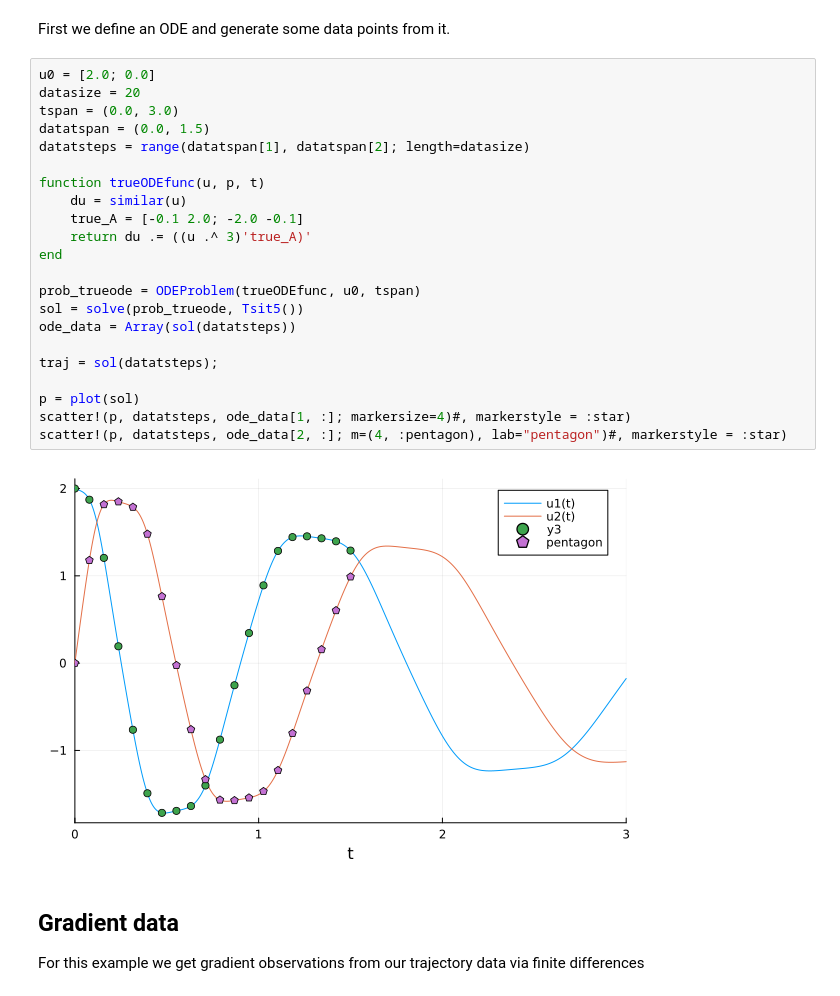
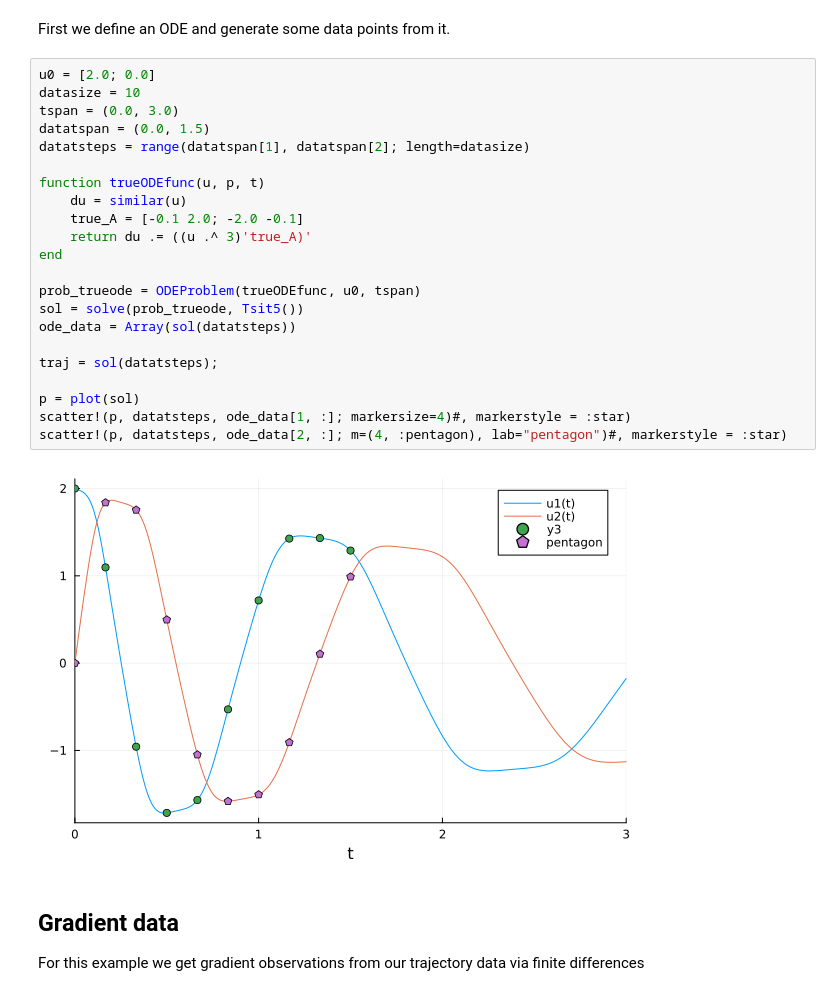
Before and after one commit to Crown421/GPDiffEq.jl, a Jupyter notebook: dev/examples/spiral.ipynb, the cells around one changed output. Drawn from its saved outputs; the diff is of its cells as text.

```diff
--- a/dev/examples/spiral.ipynb
+++ b/dev/examples/spiral.ipynb
@@ -22,28 +22,28 @@ using Optimization, OptimizationOptimJL
 First we define an ODE and generate some data points from it.
 # %%
 u0 = [2.0; 0.0]
-datasize = 20
+datasize = 10
 tspan = (0.0, 3.0)
 datatspan = (0.0, 1.5)
 datatsteps = range(datatspan[1], datatspan[2]; length=datasize)
 
 function trueODEfunc(u, p, t)
     du = similar(u)
     true_A = [-0.1 2.0; -2.0 -0.1]
     return du .= ((u .^ 3)'true_A)'
 end
 
 prob_trueode = ODEProblem(trueODEfunc, u0, tspan)
 sol = solve(prob_trueode, Tsit5())
 ode_data = Array(sol(datatsteps))
 
 traj = sol(datatsteps);
 
 p = plot(sol)
 scatter!(p, datatsteps, ode_data[1, :]; markersize=4)#, markerstyle = :star)
 scatter!(p, datatsteps, ode_data[2, :]; m=(4, :pentagon), lab="pentagon")#, markerstyle = :star)
 # %% [output]
-[figure, old version]
+[figure, new version]
 # %% [markdown]
 ## Gradient data
 For this example we get gradient observations from our trajectory data via finite differences
```
Also changed, not shown: parts of 7 cells of this notebook, 17 other files.
